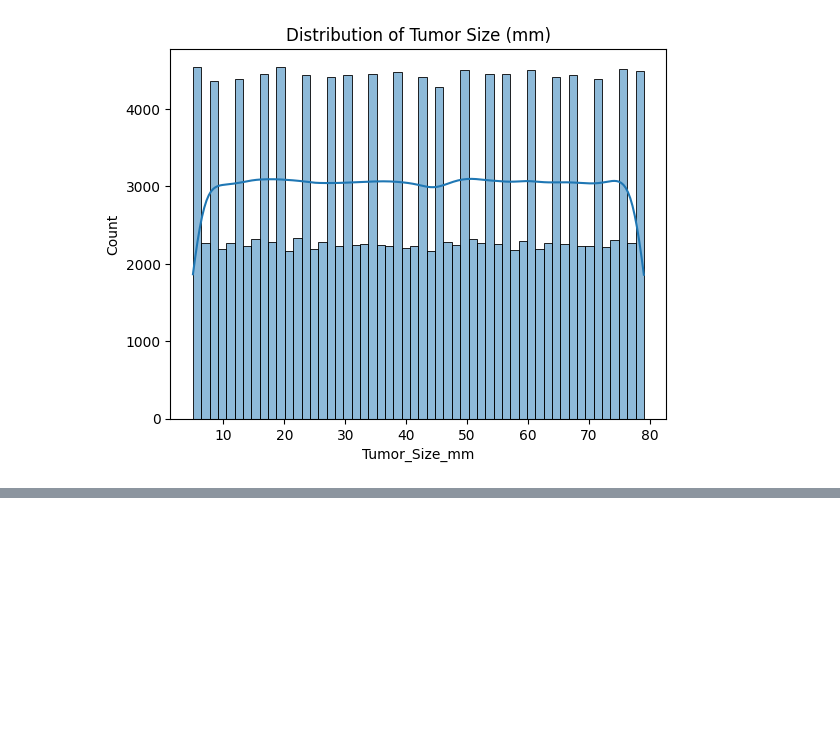
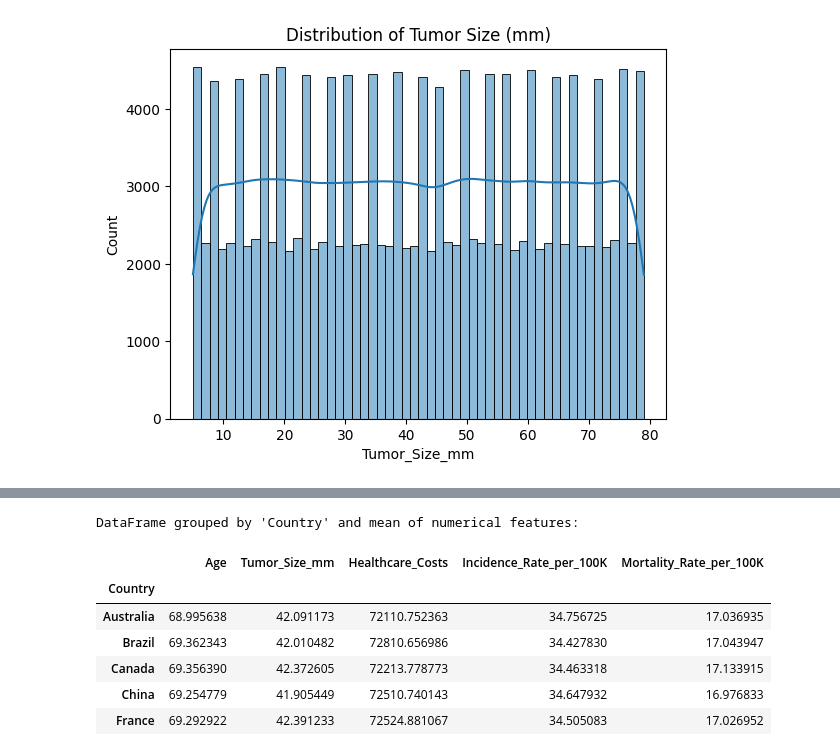
Before and after one commit to sanjaypatel16/Colon-Cancer-Prediction, a Jupyter notebook: notebooks/Colorectal_Cancer_Data_Wrangling.ipynb, the cells around one changed output, grey strips where cells are left out. Cells and saved outputs as stored; diff of their text form; code cells hidden in the pictures; blank space fills up the shorter version.

```diff
--- a/notebooks/Colorectal_Cancer_Data_Wrangling.ipynb
+++ b/notebooks/Colorectal_Cancer_Data_Wrangling.ipynb
@@ -202,0 +200,16 @@ plt.show()
+# %%
+ # Group data by 'Country' and calculate the mean of numerical features
+grouped_df = df.groupby('Country')[numerical_features].mean()
+
+# Display the new DataFrame
+print("\nDataFrame grouped by 'Country' and mean of numerical features:")
+grouped_df.head()
+# %% [output]
+DataFrame grouped by 'Country' and mean of numerical features:
+|  | Age | Tumor_Size_mm | Healthcare_Costs | Incidence_Rate_per_100K | Mortality_Rate_per_100K |
+| Country |  |  |  |  |  |
+| Australia | 68.995638 | 42.091173 | 72110.752363 | 34.756725 | 17.036935 |
+| Brazil | 69.362343 | 42.010482 | 72810.656986 | 34.427830 | 17.043947 |
+| Canada | 69.356390 | 42.372605 | 72213.778773 | 34.463318 | 17.133915 |
+| China | 69.254779 | 41.905449 | 72510.740143 | 34.647932 | 16.976833 |
+| France | 69.292922 | 42.391233 | 72524.881067 | 34.505083 | 17.026952 |
```
Also changed, not shown: parts of 11 cells of this notebook, 1 other file.
